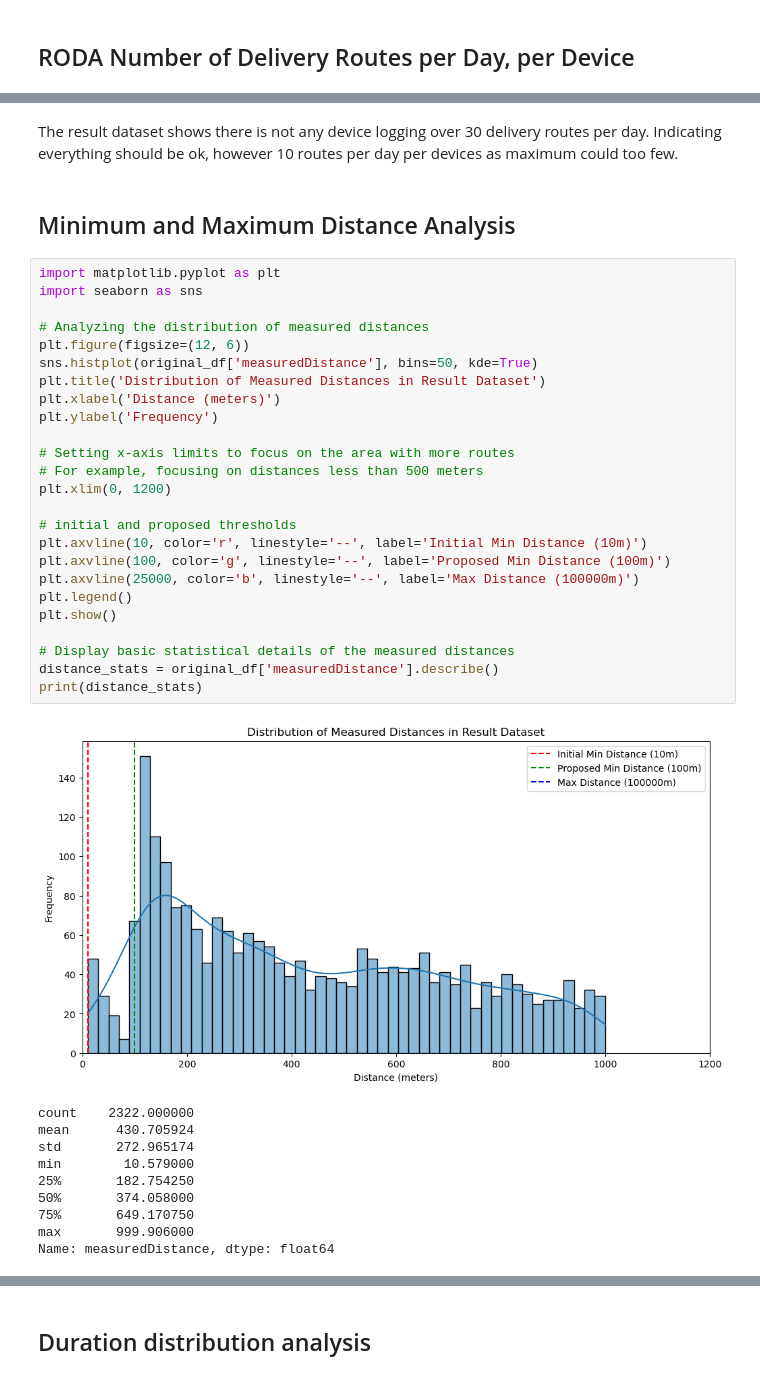
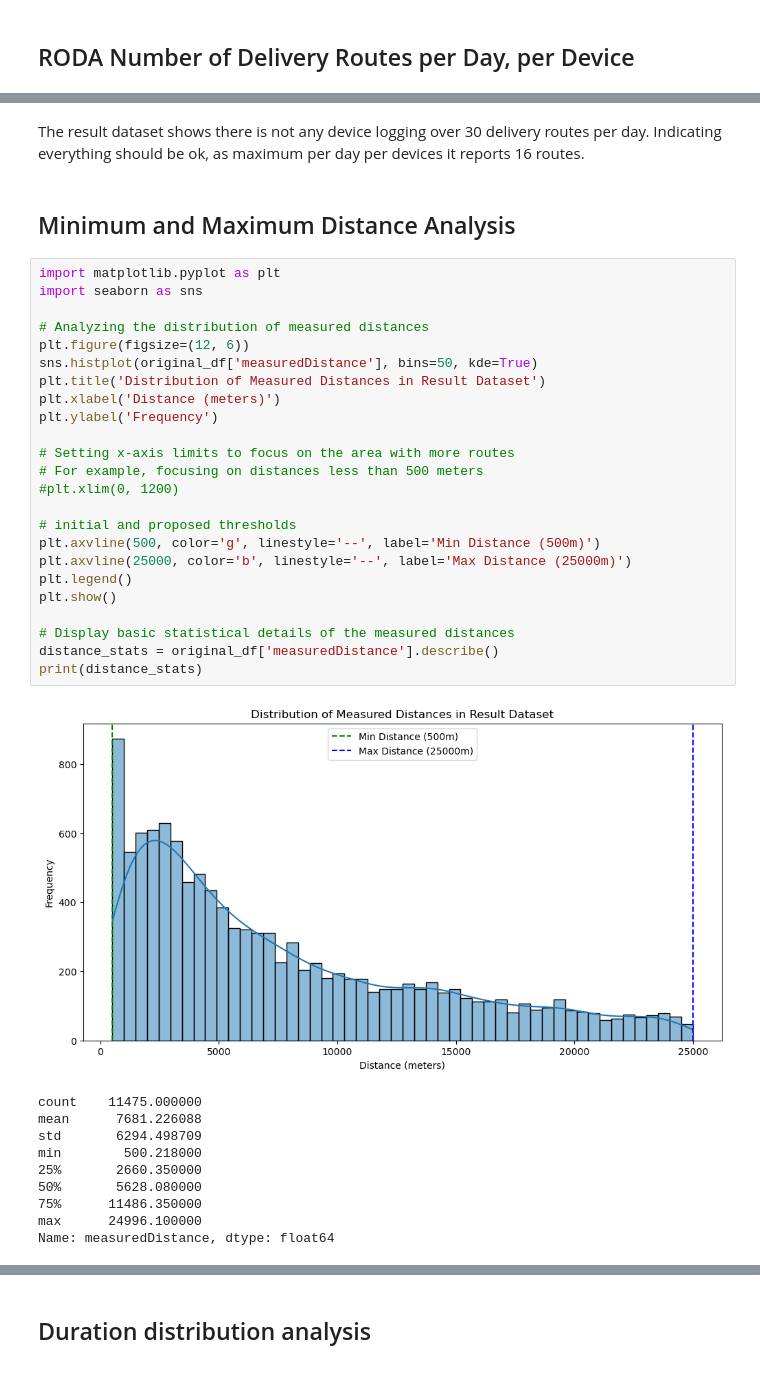
Before and after one commit to rodacreditos/celo_delivery_drivers_chain, a Jupyter notebook: result_processed_tribu_data_analysis.ipynb, the cells around one changed output, grey strips where cells are left out. Drawn from its saved outputs; the diff is of its cells as text.

Commit message:
done analysis for the latest result data

```diff
--- a/result_processed_tribu_data_analysis.ipynb
+++ b/result_processed_tribu_data_analysis.ipynb
@@ -32,40 +32,39 @@ Length: 1347, dtype: int64
 # %% [markdown]
-The result dataset shows there is not any device logging over 30 delivery routes per day. Indicating everything should be ok, however 10 routes per day per devices as maximum could too few.
+The result dataset shows there is not any device logging over 30 delivery routes per day. Indicating everything should be ok, as maximum per day per devices it reports 16 routes.
 # %% [markdown]
 ## Minimum and Maximum Distance Analysis
 # %%
 import matplotlib.pyplot as plt
 import seaborn as sns
 
 # Analyzing the distribution of measured distances
 plt.figure(figsize=(12, 6))
 sns.histplot(original_df['measuredDistance'], bins=50, kde=True)
 plt.title('Distribution of Measured Distances in Result Dataset')
 plt.xlabel('Distance (meters)')
 plt.ylabel('Frequency')
 
 # Setting x-axis limits to focus on the area with more routes
 # For example, focusing on distances less than 500 meters
-plt.xlim(0, 1200)
+#plt.xlim(0, 1200)
 
 # initial and proposed thresholds
-plt.axvline(10, color='r', linestyle='--', label='Initial Min Distance (10m)')
-plt.axvline(100, color='g', linestyle='--', label='Proposed Min Distance (100m)')
-plt.axvline(25000, color='b', linestyle='--', label='Max Distance (100000m)')
+plt.axvline(500, color='g', linestyle='--', label='Min Distance (500m)')
+plt.axvline(25000, color='b', linestyle='--', label='Max Distance (25000m)')
 plt.legend()
 plt.show()
 
 # Display basic statistical details of the measured distances
 distance_stats = original_df['measuredDistance'].describe()
 print(distance_stats)
 # %% [output]
-[figure, old version]
+[figure, new version]
-count    2322.000000
-mean      430.705924
-std       272.965174
-min        10.579000
-25%       182.754250
-50%       374.058000
-75%       649.170750
-max       999.906000
+count    11475.000000
+mean      7681.226088
+std       6294.498709
+min        500.218000
+25%       2660.350000
+50%       5628.080000
+75%      11486.350000
+max      24996.100000
 Name: measuredDistance, dtype: float64
```
Also changed, not shown: parts of 18 cells of this notebook.
